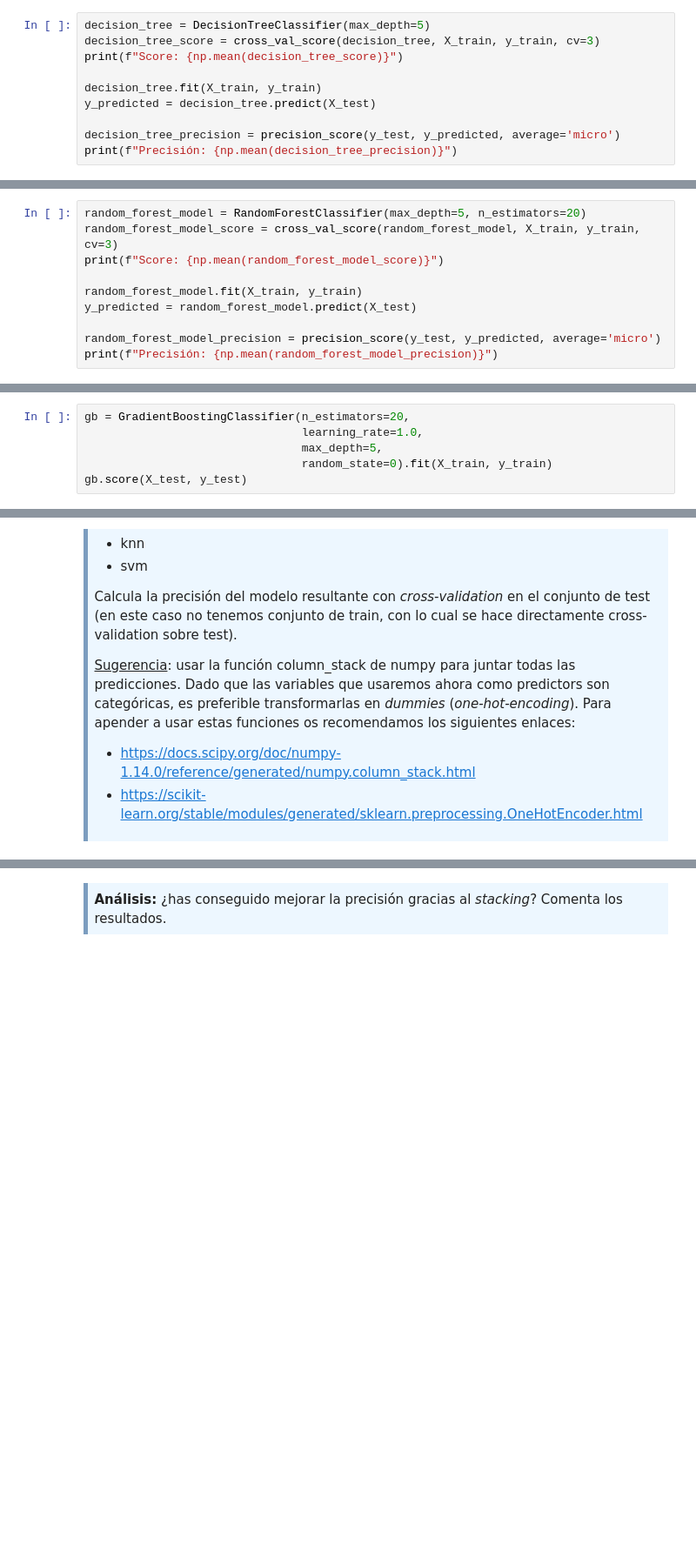
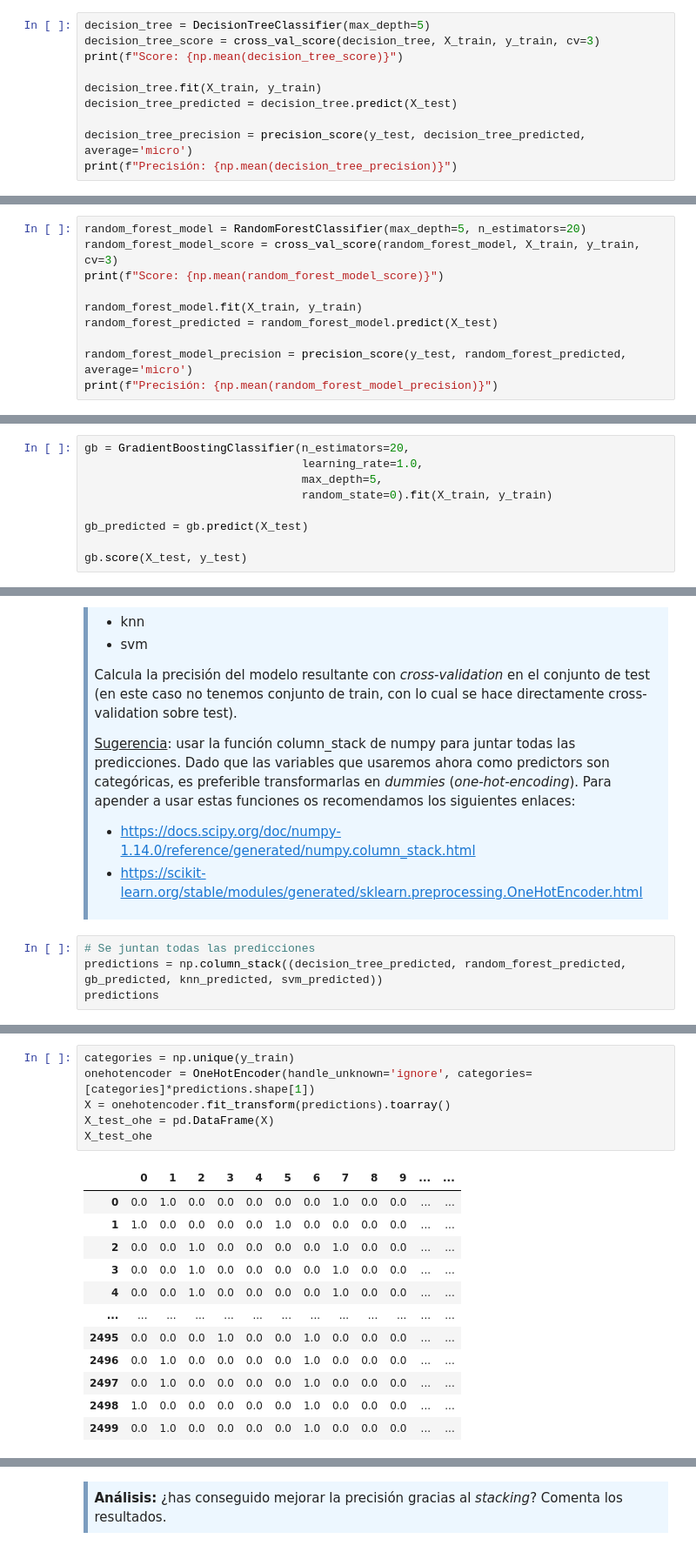
Before and after one commit to leroydeniz/combinacion-de-clasificadores, a Jupyter notebook: 20221_M2.855_PEC4-Enunciado.ipynb, the cells around one changed output, grey strips where cells are left out. Shown at 87% size. Drawn from its saved outputs; the diff is of its cells as text; blank space fills up the shorter version.

```diff
--- a/20221_M2.855_PEC4-Enunciado.ipynb
+++ b/20221_M2.855_PEC4-Enunciado.ipynb
@@ -433,8 +433,8 @@ decision_tree_score = cross_val_score(decision_tree, X_train, y_train, cv=3)
 print(f"Score: {np.mean(decision_tree_score)}")
 
 decision_tree.fit(X_train, y_train)
-y_predicted = decision_tree.predict(X_test)
+decision_tree_predicted = decision_tree.predict(X_test)
 
-decision_tree_precision = precision_score(y_test, y_predicted, average='micro')
+decision_tree_precision = precision_score(y_test, decision_tree_predicted, average='micro')
 print(f"Precisión: {np.mean(decision_tree_precision)}")
 # %% [output]
@@ -464,8 +464,8 @@ random_forest_model_score = cross_val_score(random_forest_model, X_train, y_trai
 print(f"Score: {np.mean(random_forest_model_score)}")
 
 random_forest_model.fit(X_train, y_train)
-y_predicted = random_forest_model.predict(X_test)
+random_forest_predicted = random_forest_model.predict(X_test)
 
-random_forest_model_precision = precision_score(y_test, y_predicted, average='micro')
+random_forest_model_precision = precision_score(y_test, random_forest_predicted, average='micro')
 print(f"Precisión: {np.mean(random_forest_model_precision)}")
 # %% [output]
@@ -607,6 +607,9 @@ gb = GradientBoostingClassifier(n_estimators=20,
                                 learning_rate=1.0,
                                 max_depth=5,
                                 random_state=0).fit(X_train, y_train)
+
+gb_predicted = gb.predict(X_test)
+
 gb.score(X_test, y_test)
 # %% [output]
 0.9284
@@ -688,3 +691,7 @@ Calcula la precisión del modelo resultante con *cross-validation* en el conjunt
 - https://docs.scipy.org/doc/numpy-1.14.0/reference/generated/numpy.column_stack.html
 - https://scikit-learn.org/stable/modules/generated/sklearn.preprocessing.OneHotEncoder.html
 </div>
+# %%
+# Se juntan todas las predicciones
+predictions = np.column_stack((decision_tree_predicted, random_forest_predicted, gb_predicted, knn_predicted, svm_predicted))
+predictions
@@ -690,0 +706,19 @@ Calcula la precisión del modelo resultante con *cross-validation* en el conjunt
+# %%
+categories = np.unique(y_train)
+onehotencoder = OneHotEncoder(handle_unknown='ignore', categories=[categories]*predictions.shape[1])
+X = onehotencoder.fit_transform(predictions).toarray()
+X_test_ohe = pd.DataFrame(X)
+X_test_ohe
+# %% [output]
+|  | 0 | 1 | 2 | 3 | 4 | 5 | 6 | 7 | 8 | 9 | ... | ... |
+| 0 | 0.0 | 1.0 | 0.0 | 0.0 | 0.0 | 0.0 | 0.0 | 1.0 | 0.0 | 0.0 | ... | ... |
+| 1 | 1.0 | 0.0 | 0.0 | 0.0 | 0.0 | 1.0 | 0.0 | 0.0 | 0.0 | 0.0 | ... | ... |
+| 2 | 0.0 | 0.0 | 1.0 | 0.0 | 0.0 | 0.0 | 0.0 | 1.0 | 0.0 | 0.0 | ... | ... |
+| 3 | 0.0 | 0.0 | 1.0 | 0.0 | 0.0 | 0.0 | 0.0 | 1.0 | 0.0 | 0.0 | ... | ... |
+| 4 | 0.0 | 0.0 | 1.0 | 0.0 | 0.0 | 0.0 | 0.0 | 1.0 | 0.0 | 0.0 | ... | ... |
+| ... | ... | ... | ... | ... | ... | ... | ... | ... | ... | ... | ... | ... |
+| 2495 | 0.0 | 0.0 | 0.0 | 1.0 | 0.0 | 0.0 | 1.0 | 0.0 | 0.0 | 0.0 | ... | ... |
+| 2496 | 0.0 | 1.0 | 0.0 | 0.0 | 0.0 | 0.0 | 1.0 | 0.0 | 0.0 | 0.0 | ... | ... |
+| 2497 | 0.0 | 1.0 | 0.0 | 0.0 | 0.0 | 0.0 | 1.0 | 0.0 | 0.0 | 0.0 | ... | ... |
+| 2498 | 1.0 | 0.0 | 0.0 | 0.0 | 0.0 | 0.0 | 1.0 | 0.0 | 0.0 | 0.0 | ... | ... |
+| 2499 | 0.0 | 1.0 | 0.0 | 0.0 | 0.0 | 0.0 | 1.0 | 0.0 | 0.0 | 0.0 | ... | ... |
```
Also changed, not shown: parts of 28 cells of this notebook, 2 other files.
